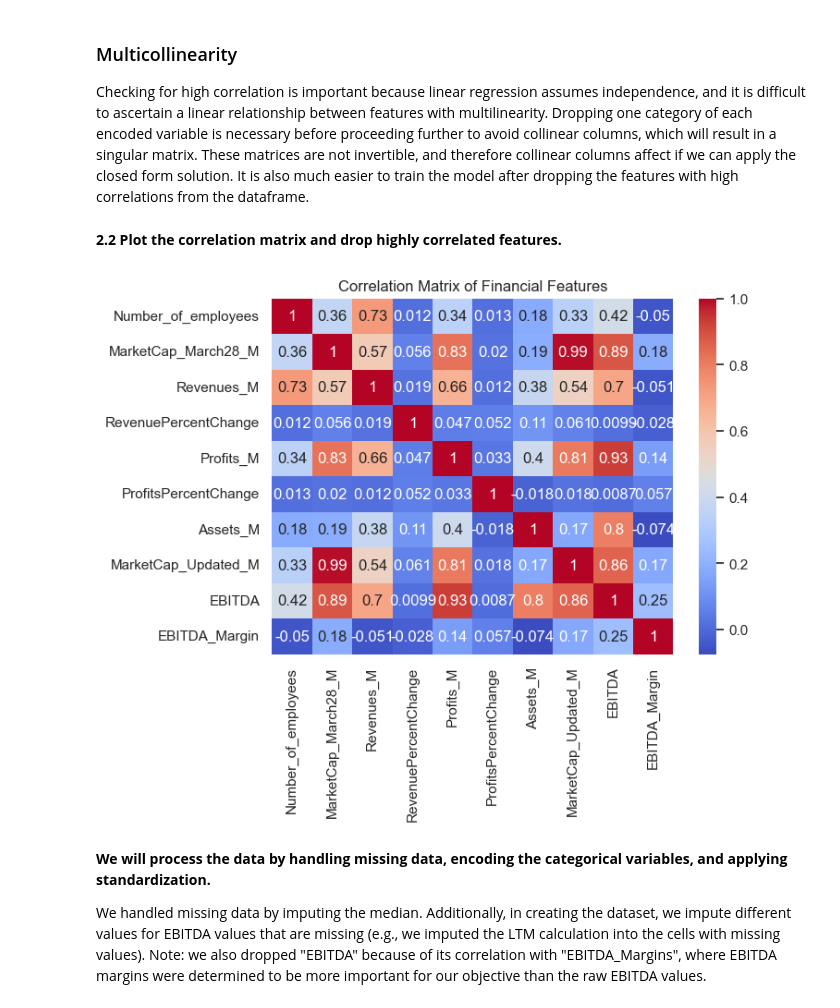
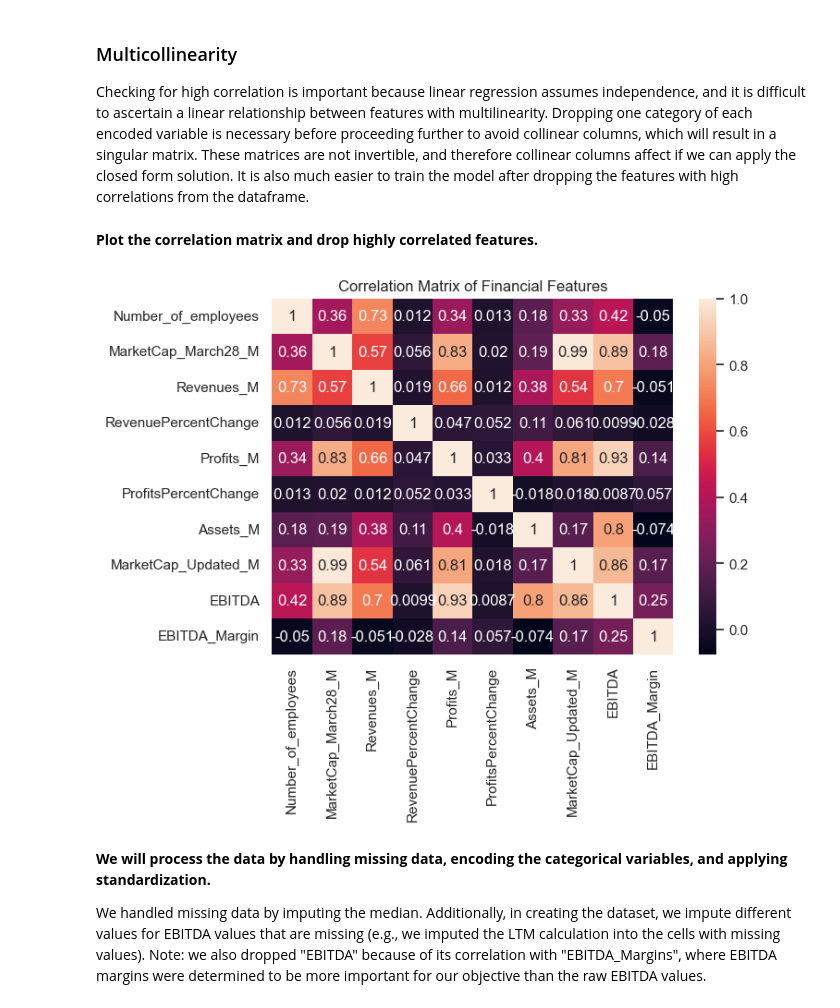
Before and after one commit to jss2326/AML-Final-Project, a Jupyter notebook: AML_Deliverable 3_Group 24.ipynb, the cells around one changed output. Drawn from its saved outputs; the diff is of its cells as text; code cells hidden in the pictures.

```diff
--- a/AML_Deliverable 3_Group 24.ipynb
+++ b/AML_Deliverable 3_Group 24.ipynb
@@ -171,19 +175,19 @@ Financial data is typically imbalanced, and, as we saw in our results above, muc
 
 Checking for high correlation is important because linear regression assumes independence, and it is difficult to ascertain a linear relationship between features with multilinearity. Dropping one category of each encoded variable is necessary before proceeding further to avoid collinear columns, which will result in a singular matrix. These matrices are not invertible, and therefore collinear columns affect if we can apply the closed form solution. It is also much easier to train the model after dropping the features with high correlations from the dataframe.
 # %% [markdown]
-**2.2 Plot the correlation matrix and drop highly correlated features.**
+**Plot the correlation matrix and drop highly correlated features.**
 # %%
 ## Create correlation matrix
 
-df_numeric = initial_df.select_dtypes(include=[np.number]) #TODO: make num_features
+df_numeric = initial_df.select_dtypes(include=[np.number])
 corr_matrix = df_numeric.corr()
 
 plt.figure(figsize=(7, 5))
-sns.heatmap(corr_matrix, annot=True, cmap="coolwarm")
+sns.heatmap(corr_matrix, annot=True)
 plt.title('Correlation Matrix of Financial Features')
 plt.show()
 # %% [output]
-[figure, old version]
+[figure, new version]
 # %% [markdown]
 **We will process the data by handling missing data, encoding the categorical variables, and applying standardization.**
 
```
Also changed, not shown: parts of 35 cells of this notebook.
